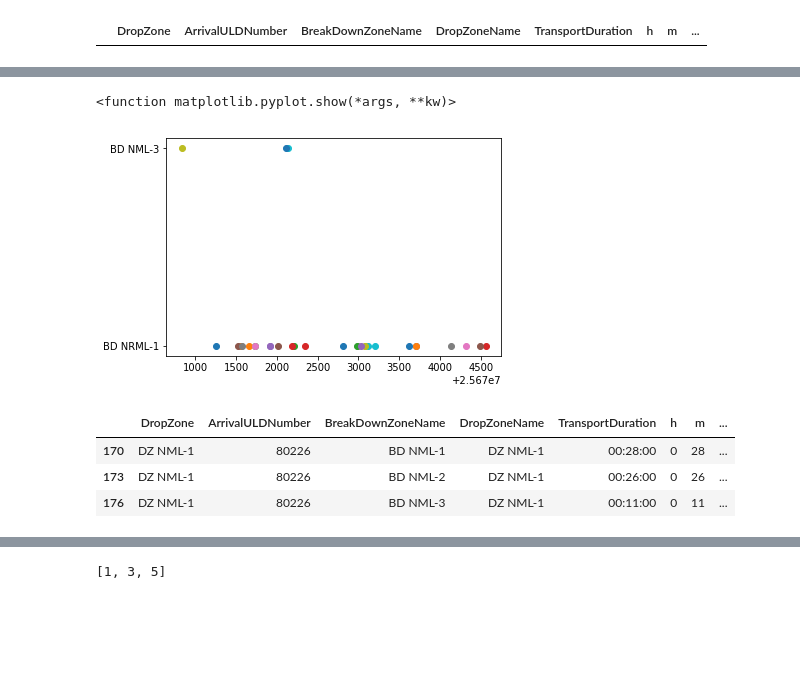
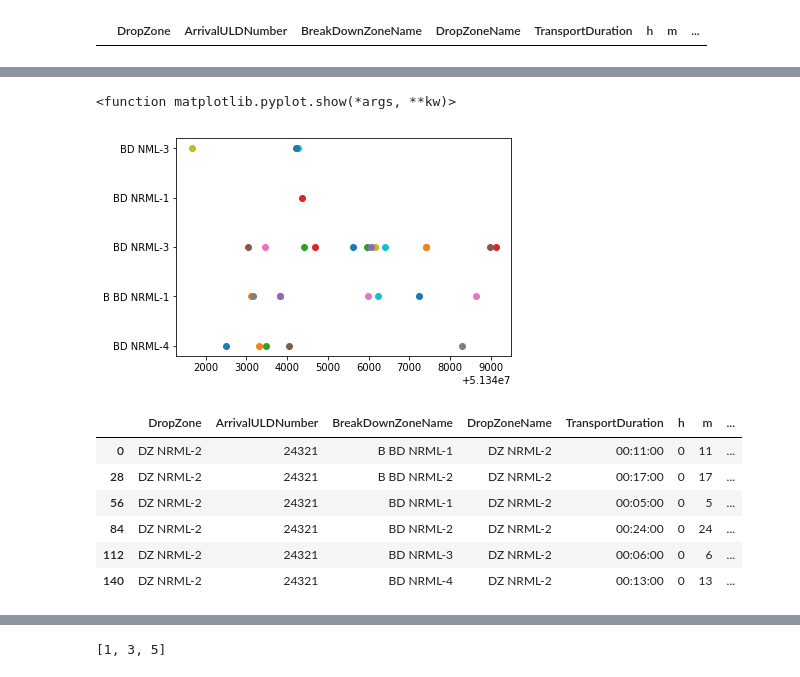
Before and after one commit to zanynik/rwth_opt, a Jupyter notebook: Gurobi - Air_Cargo_Time_Discreate_BU_zone.ipynb, the cells around one changed output, grey strips where cells are left out. Saved outputs shown, nothing was run; the diff lists cells and outputs as text; code cells hidden in the pictures; blank space fills up the shorter version.

```diff
--- a/Gurobi - Air_Cargo_Time_Discreate_BU_zone.ipynb
+++ b/Gurobi - Air_Cargo_Time_Discreate_BU_zone.ipynb
@@ -284,7 +310,7 @@ for i in ArrivalULDNumber_list:
     arrival_time_each_uld = list(new_check['Shipment_arrival_time_minutes'].unique())[0]
     transport_time_each_bd_zone = list(new_check['m'].unique())[0]
         #for k in range(shipment_arrival_duation_minutes_loop):
-    model.addConstr(quicksum((c-df_merge1[df_merge1.BreakDownZoneName==b].iloc[0]['m'])*x[i,b,c] for b in BreakDownZoneName_list1 for c in range((shipment_arrival_time_minutes_loop + (df_merge1[df_merge1.BreakDownZoneName==b].iloc[0]['handling_m'] - (shipment_arrival_time_minutes_loop%min(list(df_merge1[df_merge1.BreakDownZoneName==b]['Shipment_arrival_time_minutes'].unique()))))), (shipment_arrival_time_minutes_loop + (df_merge1[df_merge1.BreakDownZoneName==b].iloc[0]['handling_m'] - (shipment_arrival_time_minutes_loop%min(list(df_merge1[df_merge1.BreakDownZoneName==b]['Shipment_arrival_time_minutes'].unique())))))+shipment_arrival_duation_minutes_loop, df_merge1[df_merge1.BreakDownZoneName==b].iloc[0]['handling_m'])) >= arrival_time_each_uld)
+    model.addConstr(quicksum((c-df_merge1[df_merge1.BreakDownZoneName==b].iloc[0]['m'])*x[i,b,c] for b in BreakDownZoneName_list1 for c in range((min(list(df_merge1[df_merge1.BreakDownZoneName==b]['Shipment_arrival_time_minutes'].unique())) + (int((shipment_arrival_time_minutes_loop-min(list(df_merge1[df_merge1.BreakDownZoneName==b]['Shipment_arrival_time_minutes'].unique())))/(df_merge1[df_merge1.BreakDownZoneName==b].iloc[0]['handling_m']))*(df_merge1[df_merge1.BreakDownZoneName==b].iloc[0]['handling_m']))), (min(list(df_merge1[df_merge1.BreakDownZoneName==b]['Shipment_arrival_time_minutes'].unique())) + (int((shipment_arrival_time_minutes_loop-min(list(df_merge1[df_merge1.BreakDownZoneName==b]['Shipment_arrival_time_minutes'].unique())))/(df_merge1[df_merge1.BreakDownZoneName==b].iloc[0]['handling_m']))*(df_merge1[df_merge1.BreakDownZoneName==b].iloc[0]['handling_m']))) +shipment_arrival_duation_minutes_loop, df_merge1[df_merge1.BreakDownZoneName==b].iloc[0]['handling_m'])) >= arrival_time_each_uld)
 # %%
 for j in BreakDownZoneName_list:
         #print(int(i),str(j))
@@ -302,11 +328,13 @@ for j in BreakDownZoneName_list:
         uld_list1=[]
         uld_list2=[]
         for i in uld_break:
-            if(t in range((new_check[new_check.ArrivalULDNumber==i].iloc[0]['Shipment_arrival_time_minutes'] + (df_merge1[df_merge1.BreakDownZoneName==j].iloc[0]['handling_m'] - (new_check[new_check.ArrivalULDNumber==i].iloc[0]['Shipment_arrival_time_minutes']%min(list(df_merge1[df_merge1.BreakDownZoneName==j]['Shipment_arrival_time_minutes'].unique()))))), (new_check[new_check.ArrivalULDNumber==i].iloc[0]['Shipment_arrival_time_minutes'] + (df_merge1[df_merge1.BreakDownZoneName==j].iloc[0]['handling_m'] - (new_check[new_check.ArrivalULDNumber==i].iloc[0]['Shipment_arrival_time_minutes']%min(list(df_merge1[df_merge1.BreakDownZoneName==j]['Shipment_arrival_time_minutes'].unique())))))+shipment_arrival_duation_minutes_loop, df_merge1[df_merge1.BreakDownZoneName==j].iloc[0]['handling_m'])):#new_check[new_check.ArrivalULDNumber==i].iloc[0]['Shipment_departure_time_minutes'])):
+            if(t in range((min_time + (int((new_check[new_check.ArrivalULDNumber==i].iloc[0]['Shipment_arrival_time_minutes']-min_time)/df_merge1[df_merge1.BreakDownZoneName==j].iloc[0]['handling_m'])*df_merge1[df_merge1.BreakDownZoneName==j].iloc[0]['handling_m'])), (min_time + (int((new_check[new_check.ArrivalULDNumber==i].iloc[0]['Shipment_arrival_time_minutes']-min_time)/df_merge1[df_merge1.BreakDownZoneName==j].iloc[0]['handling_m'])*df_merge1[df_merge1.BreakDownZoneName==j].iloc[0]['handling_m']))+shipment_arrival_duation_minutes_loop, df_merge1[df_merge1.BreakDownZoneName==j].iloc[0]['handling_m'])):#new_check[new_check.ArrivalULDNumber==i].iloc[0]['Shipment_departure_time_minutes'])):
                 uld_list1.append(i)
+                #print(t,uld_list1)
         if(len(uld_list1)!=0):
-            #print(uld_list1)
             model.addConstr(quicksum(x[a,j,t] for a in uld_list1) <= cap)
+
+# Start time is (min_time + (int((new_check[new_check.ArrivalULDNumber==i].iloc[0]['Shipment_arrival_time_minutes']-min_time)/df_merge1[df_merge1.BreakDownZoneName==j].iloc[0]['handling_m'])*df_merge1[df_merge1.BreakDownZoneName==j].iloc[0]['handling_m']))
 #         for i in uld_break:
 #             if(t+handling_minutes in range(new_check[new_check.ArrivalULDNumber==i].iloc[0]['Shipment_arrival_time_minutes'], (new_check[new_check.ArrivalULDNumber==i].iloc[0]['Shipment_arrival_time_minutes']+60))):#new_check[new_check.ArrivalULDNumber==i].iloc[0]['Shipment_departure_time_minutes'])):
 #                      uld_list2.append(i)
@@ -355,7 +381,7 @@ for i in ArrivalULDNumber_list:
     shipment_arrival_duation_minutes_loop = list(new_check['one_hour_duration'].unique())[0] #list(new_check['Shipment_duration_minutes'].unique())[0]
     arrival_time_each_uld = list(new_check['Shipment_arrival_time_minutes'].unique())[0]
     transport_time_each_bd_zone = list(new_check['m'].unique())
-    obj += quicksum(c*x[i,b,c] for b in BreakDownZoneName_list1 for c in range((shipment_arrival_time_minutes_loop + (df_merge1[df_merge1.BreakDownZoneName==b].iloc[0]['handling_m'] - (shipment_arrival_time_minutes_loop%min(list(df_merge1[df_merge1.BreakDownZoneName==b]['Shipment_arrival_time_minutes'].unique()))))), (shipment_arrival_time_minutes_loop + (df_merge1[df_merge1.BreakDownZoneName==b].iloc[0]['handling_m'] - (shipment_arrival_time_minutes_loop%min(list(df_merge1[df_merge1.BreakDownZoneName==b]['Shipment_arrival_time_minutes'].unique())))))+shipment_arrival_duation_minutes_loop, df_merge1[df_merge1.BreakDownZoneName==b].iloc[0]['handling_m']))
+    obj += quicksum(c*x[i,b,c] for b in BreakDownZoneName_list1 for c in range((min(list(df_merge1[df_merge1.BreakDownZoneName==b]['Shipment_arrival_time_minutes'].unique())) + (int((shipment_arrival_time_minutes_loop-min(list(df_merge1[df_merge1.BreakDownZoneName==b]['Shipment_arrival_time_minutes'].unique())))/(df_merge1[df_merge1.BreakDownZoneName==b].iloc[0]['handling_m']))*(df_merge1[df_merge1.BreakDownZoneName==b].iloc[0]['handling_m']))), (min(list(df_merge1[df_merge1.BreakDownZoneName==b]['Shipment_arrival_time_minutes'].unique())) + (int((shipment_arrival_time_minutes_loop-min(list(df_merge1[df_merge1.BreakDownZoneName==b]['Shipment_arrival_time_minutes'].unique())))/(df_merge1[df_merge1.BreakDownZoneName==b].iloc[0]['handling_m']))*(df_merge1[df_merge1.BreakDownZoneName==b].iloc[0]['handling_m']))) +shipment_arrival_duation_minutes_loop, df_merge1[df_merge1.BreakDownZoneName==b].iloc[0]['handling_m']))
 #obj = x.sum()
 #model.setObjective(obj, GRB.MAXIMIZE)
 # %%
@@ -391,8 +418,8 @@ for i in ArrivalULDNumber_list:
         new_check = df_merge1[(df_merge1.ArrivalULDNumber==i) & (df_merge1.BreakDownZoneName==j)]
         shipment_arrival_time_minutes_loop = list(new_check['Shipment_arrival_time_minutes'].unique())[0]
         shipment_arrival_duation_minutes_loop = list(new_check['one_hour_duration'].unique())[0] #list(new_check['Shipment_duration_minutes'].unique())[0]
-        for k in range(shipment_arrival_duation_minutes_loop):
-            if x[i,j,(shipment_arrival_time_minutes_loop+k)].x > 0.5:
+        for k in range((min(list(df_merge1[df_merge1.BreakDownZoneName==j]['Shipment_arrival_time_minutes'].unique())) + (int((shipment_arrival_time_minutes_loop-min(list(df_merge1[df_merge1.BreakDownZoneName==j]['Shipment_arrival_time_minutes'].unique())))/(df_merge1[df_merge1.BreakDownZoneName==j].iloc[0]['handling_m']))*(df_merge1[df_merge1.BreakDownZoneName==j].iloc[0]['handling_m']))), (min(list(df_merge1[df_merge1.BreakDownZoneName==j]['Shipment_arrival_time_minutes'].unique())) + (int((shipment_arrival_time_minutes_loop-min(list(df_merge1[df_merge1.BreakDownZoneName==j]['Shipment_arrival_time_minutes'].unique())))/(df_merge1[df_merge1.BreakDownZoneName==j].iloc[0]['handling_m']))*(df_merge1[df_merge1.BreakDownZoneName==j].iloc[0]['handling_m']))) +shipment_arrival_duation_minutes_loop, df_merge1[df_merge1.BreakDownZoneName==j].iloc[0]['handling_m']):
+            if x[i,j,k].x > 0.5:
                 #print(k)
-                print("DZ", i, "assigned to BD", j, "at", (shipment_arrival_time_minutes_loop+k))
+                print("DZ", i, "assigned to BD", j, "at", k)
 # %% [output]
@@ -400,34 +443,37 @@ KeyError: (24321, 'B BD NRML-1', 25671250)
 # %%
 # visualize the optimal assignment
 for i in ArrivalULDNumber_list:
     BreakDownZoneName_list1 = list(df_merge1[df_merge1.ArrivalULDNumber==i]['BreakDownZoneName'])
     for j in BreakDownZoneName_list1:
         #print(int(i),str(j))
         new_check = df_merge1[(df_merge1.ArrivalULDNumber==i) & (df_merge1.BreakDownZoneName==j)]
         shipment_arrival_time_minutes_loop = list(new_check['Shipment_arrival_time_minutes'].unique())[0]
         shipment_arrival_duation_minutes_loop = list(new_check['one_hour_duration'].unique())[0] #list(new_check['Shipment_duration_minutes'].unique())[0]
-        for k in range(shipment_arrival_duation_minutes_loop):
-            if x[i,j,(shipment_arrival_time_minutes_loop+k)].x > 0.5:
+        for k in range((min(list(df_merge1[df_merge1.BreakDownZoneName==j]['Shipment_arrival_time_minutes'].unique())) + (int((shipment_arrival_time_minutes_loop-min(list(df_merge1[df_merge1.BreakDownZoneName==j]['Shipment_arrival_time_minutes'].unique())))/(df_merge1[df_merge1.BreakDownZoneName==j].iloc[0]['handling_m']))*(df_merge1[df_merge1.BreakDownZoneName==j].iloc[0]['handling_m']))), (min(list(df_merge1[df_merge1.BreakDownZoneName==j]['Shipment_arrival_time_minutes'].unique())) + (int((shipment_arrival_time_minutes_loop-min(list(df_merge1[df_merge1.BreakDownZoneName==j]['Shipment_arrival_time_minutes'].unique())))/(df_merge1[df_merge1.BreakDownZoneName==j].iloc[0]['handling_m']))*(df_merge1[df_merge1.BreakDownZoneName==j].iloc[0]['handling_m']))) +shipment_arrival_duation_minutes_loop, df_merge1[df_merge1.BreakDownZoneName==j].iloc[0]['handling_m']):
+            if x[i,j,k].x > 0.5:
                 #print(k)
                 #print("DZ", i, "assigned to BD", j, "at", (shipment_arrival_time_minutes_loop+k))
                 plt.plot(shipment_arrival_time_minutes_loop+k, j, "o")
 # for j in range(m):
 #     plt.plot(1, j, "o")
 # for i in range(n):
 #     for j in range(m):
 #         if x[i,j].x > 0.5:
 #             plt.plot([0,1], [i,j], "k")# todo
 plt.show
 # %% [output]
 <function matplotlib.pyplot.show(*args, **kw)>
-[figure, old version]
+[figure, new version]
 # %%
-df_merge1[df_merge1.ArrivalULDNumber==80226]
+df_merge1[df_merge1.ArrivalULDNumber==24321]
 # %% [output]
 |  | DropZone | ArrivalULDNumber | BreakDownZoneName | DropZoneName | TransportDuration | h | m | ... |
-| 170 | DZ NML-1 | 80226 | BD NML-1 | DZ NML-1 | 00:28:00 | 0 | 28 | ... |
-| 173 | DZ NML-1 | 80226 | BD NML-2 | DZ NML-1 | 00:26:00 | 0 | 26 | ... |
-| 176 | DZ NML-1 | 80226 | BD NML-3 | DZ NML-1 | 00:11:00 | 0 | 11 | ... |
+| 0 | DZ NRML-2 | 24321 | B BD NRML-1 | DZ NRML-2 | 00:11:00 | 0 | 11 | ... |
+| 28 | DZ NRML-2 | 24321 | B BD NRML-2 | DZ NRML-2 | 00:17:00 | 0 | 17 | ... |
+| 56 | DZ NRML-2 | 24321 | BD NRML-1 | DZ NRML-2 | 00:05:00 | 0 | 5 | ... |
+| 84 | DZ NRML-2 | 24321 | BD NRML-2 | DZ NRML-2 | 00:24:00 | 0 | 24 | ... |
+| 112 | DZ NRML-2 | 24321 | BD NRML-3 | DZ NRML-2 | 00:06:00 | 0 | 6 | ... |
+| 140 | DZ NRML-2 | 24321 | BD NRML-4 | DZ NRML-2 | 00:13:00 | 0 | 13 | ... |
 # %%
 booking[booking.ArrivalULDNumber==80226]
 # %% [output]
```
Also changed, not shown: parts of 13 cells of this notebook.
